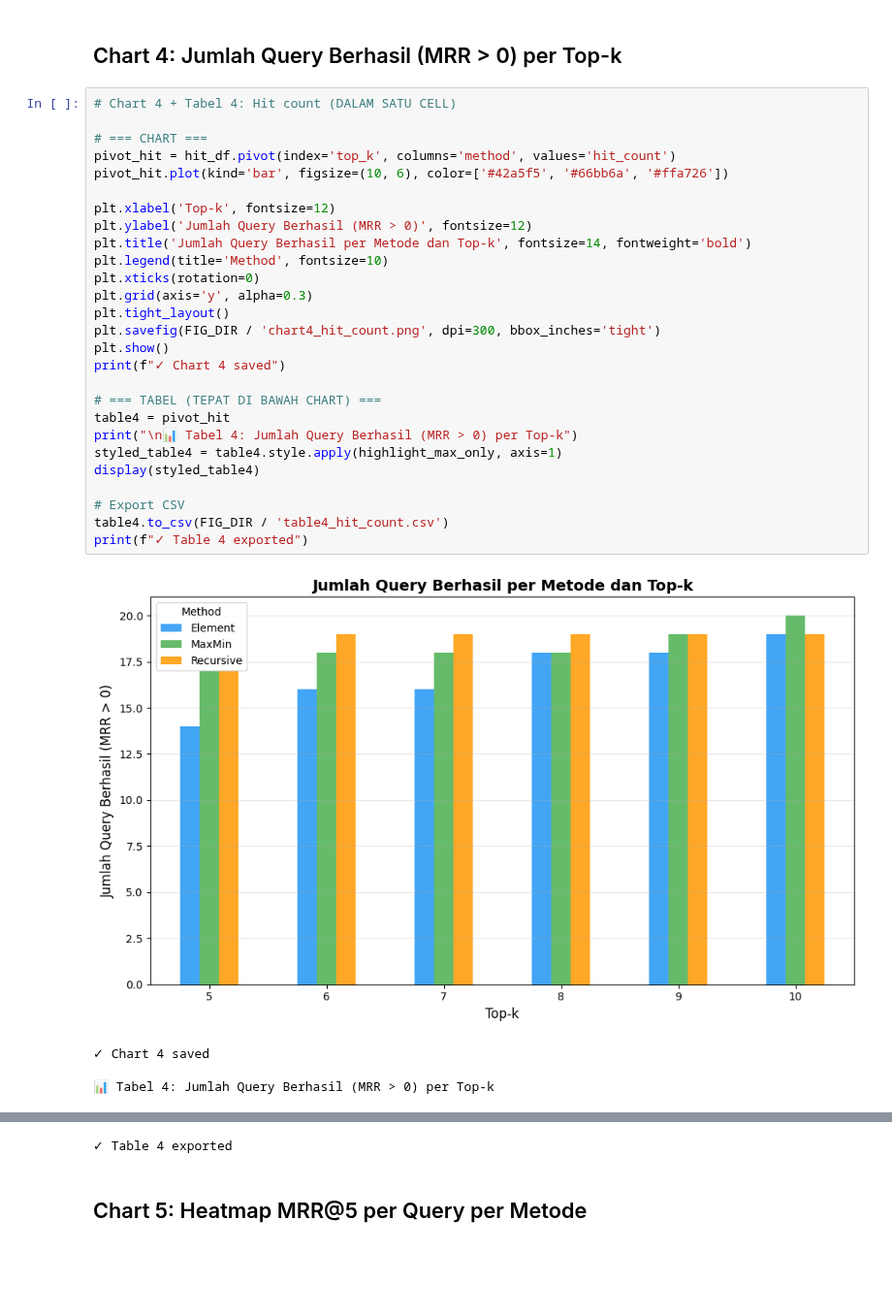
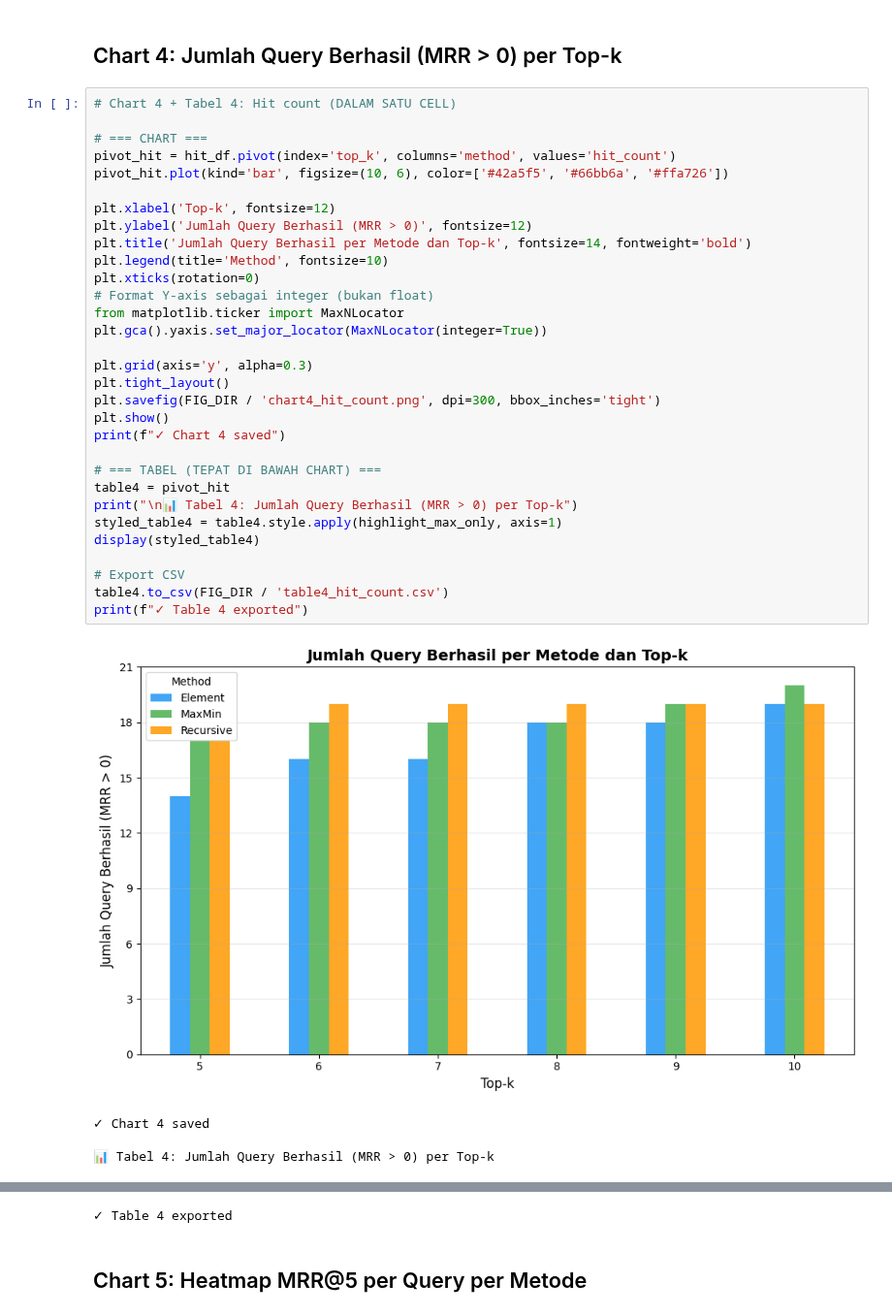
Before and after one commit to haikalthrq/rag-skripsi, a Jupyter notebook: notebooks/eval_visualization.ipynb, the cells around one changed output, grey strips where cells are left out. Shown at 97% size. Drawn from its saved outputs; the diff is of its cells as text; blank space fills up the shorter version.

```diff
--- a/notebooks/eval_visualization.ipynb
+++ b/notebooks/eval_visualization.ipynb
@@ -246,32 +246,36 @@ print(f"✓ Table 3 exported")
 # %%
 # Chart 4 + Tabel 4: Hit count (DALAM SATU CELL)
 
 # === CHART ===
 pivot_hit = hit_df.pivot(index='top_k', columns='method', values='hit_count')
 pivot_hit.plot(kind='bar', figsize=(10, 6), color=['#42a5f5', '#66bb6a', '#ffa726'])
 
 plt.xlabel('Top-k', fontsize=12)
 plt.ylabel('Jumlah Query Berhasil (MRR > 0)', fontsize=12)
 plt.title('Jumlah Query Berhasil per Metode dan Top-k', fontsize=14, fontweight='bold')
 plt.legend(title='Method', fontsize=10)
 plt.xticks(rotation=0)
+# Format Y-axis sebagai integer (bukan float)
+from matplotlib.ticker import MaxNLocator
+plt.gca().yaxis.set_major_locator(MaxNLocator(integer=True))
+
 plt.grid(axis='y', alpha=0.3)
 plt.tight_layout()
 plt.savefig(FIG_DIR / 'chart4_hit_count.png', dpi=300, bbox_inches='tight')
 plt.show()
 print(f"✓ Chart 4 saved")
 
 # === TABEL (TEPAT DI BAWAH CHART) ===
 table4 = pivot_hit
 print("\n📊 Tabel 4: Jumlah Query Berhasil (MRR > 0) per Top-k")
 styled_table4 = table4.style.apply(highlight_max_only, axis=1)
 display(styled_table4)
 
 # Export CSV
 table4.to_csv(FIG_DIR / 'table4_hit_count.csv')
 print(f"✓ Table 4 exported")
 # %% [output]
-[figure, old version]
+[figure, new version]
 ✓ Chart 4 saved
 
 📊 Tabel 4: Jumlah Query Berhasil (MRR > 0) per Top-k
```
Also changed, not shown: 1 other file.
